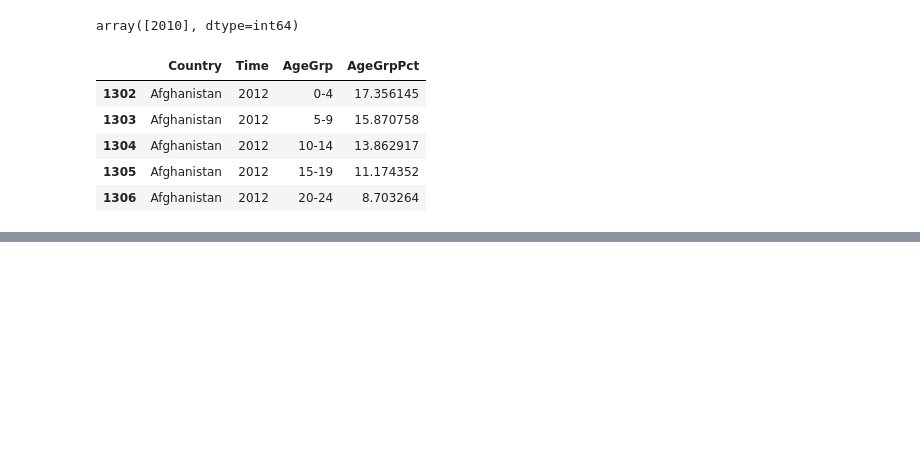
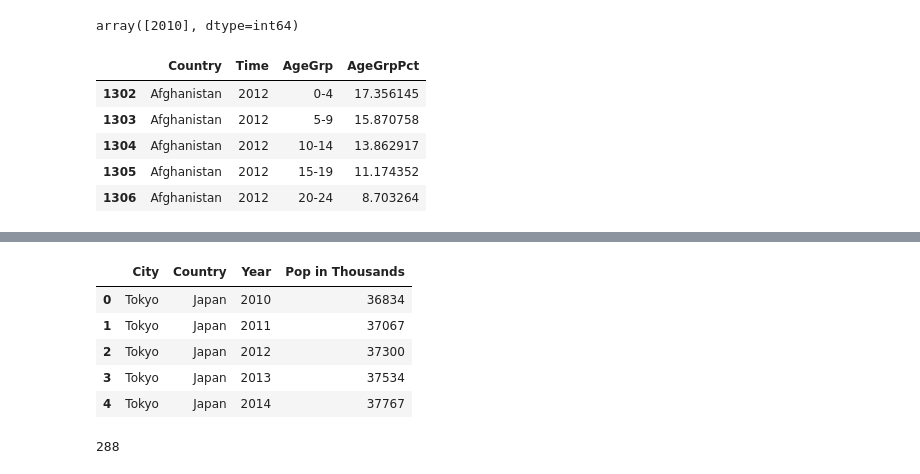
Before and after one commit to smongan1/Capstone-Tempurature-Population-Growth, a Jupyter notebook: Data Wrangling.ipynb, the cells around one changed output, grey strips where cells are left out. Cells and saved outputs as stored; diff of their text form; code cells hidden in the pictures; blank space fills up the shorter version.

```diff
--- a/Data Wrangling.ipynb
+++ b/Data Wrangling.ipynb
@@ -275,0 +287,58 @@ Temp_df = Temp_df.groupby(['Country', 'State', 'City', 'Year']).mean().reset_ind
+# %%
+City_pop_df = dataframes[2].copy()
+col = [City_pop_df.columns[1],City_pop_df.columns[3]]
+col.extend([x for x in City_pop_df.columns[7:-1] if (int(x)>2009) & (int(x)<2021)])
+City_pop_df = City_pop_df[col]
+City_pop_df = City_pop_df.melt(id_vars = ['Country or area', 'Urban Agglomeration'], var_name = 'Year', value_name = 'Pop in Thousands')
+flag = 0
+City_pop_df['Country City'] = City_pop_df['Country or area'] + ',' + City_pop_df['Urban Agglomeration']
+pop_2010 = {row['Country City'] : row['Pop in Thousands'] for idx,row in City_pop_df.iterrows() if row['Year'] == '2010'}
+pop_2015 = {row['Country City'] : row['Pop in Thousands'] for idx,row in City_pop_df.iterrows() if row['Year'] == '2015'}
+pop_2020 = {row['Country City'] : row['Pop in Thousands'] for idx,row in City_pop_df.iterrows() if row['Year'] == '2020'}
+
+for name in City_pop_df['Country City'].unique():
+    dummy_df = pd.DataFrame()
+    dummy_df['Year'] = [str(yr) for yr in range(2010,2021)]
+    dummy_df['Country City'] = [name for yr in range(2010,2021)]
+    if flag ==0:
+        yr_df = dummy_df
+        flag = 1
+    else:
+        yr_df = yr_df.append(dummy_df)
+City_pop_df = City_pop_df.merge(yr_df, on = ['Year','Country City'], how = 'right')
+city_list = list(City_pop_df['Country City'].str.split(','))
+country_list = []
+city_list_df = []
+for city in city_list:
+    country_list.append(city[-1])
+    city_list_df.append( city[0])
+City_pop_df['Country or area'] = country_list
+City_pop_df['Urban Agglomeration'] = city_list_df
+for idx, row in City_pop_df.iterrows():
+    yr = int(row['Year'])
+    p2010 = int(pop_2010[row['Country City']].replace(',',''))
+    p2015 = int(pop_2015[row['Country City']].replace(',',''))
+    p2020 = int(pop_2020[row['Country City']].replace(',',''))
+    if yr<2015:
+        yr = yr - 2010
+        pop = int((p2015 - p2010)*yr/5 + p2010)
+    else:
+        yr = yr - 2015
+        pop = int((p2020 - p2015)*yr/5 + p2015)
+    pop_list.append(pop)
+
+City_pop_df['Pop in Thousands'] = pop_list
+City_pop_df = City_pop_df.drop('Country City',axis = 1)
+City_pop_df.columns = ['City','Country', 'Year', 'Pop in Thousands']
+City_pop_df.head()
+# %% [output]
+|  | City | Country | Year | Pop in Thousands |
+| 0 | Tokyo | Japan | 2010 | 36834 |
+| 1 | Tokyo | Japan | 2011 | 37067 |
+| 2 | Tokyo | Japan | 2012 | 37300 |
+| 3 | Tokyo | Japan | 2013 | 37534 |
+| 4 | Tokyo | Japan | 2014 | 37767 |
+# %%
+pop
+# %% [output]
+288
```
Also changed, not shown: parts of 6 cells of this notebook.
